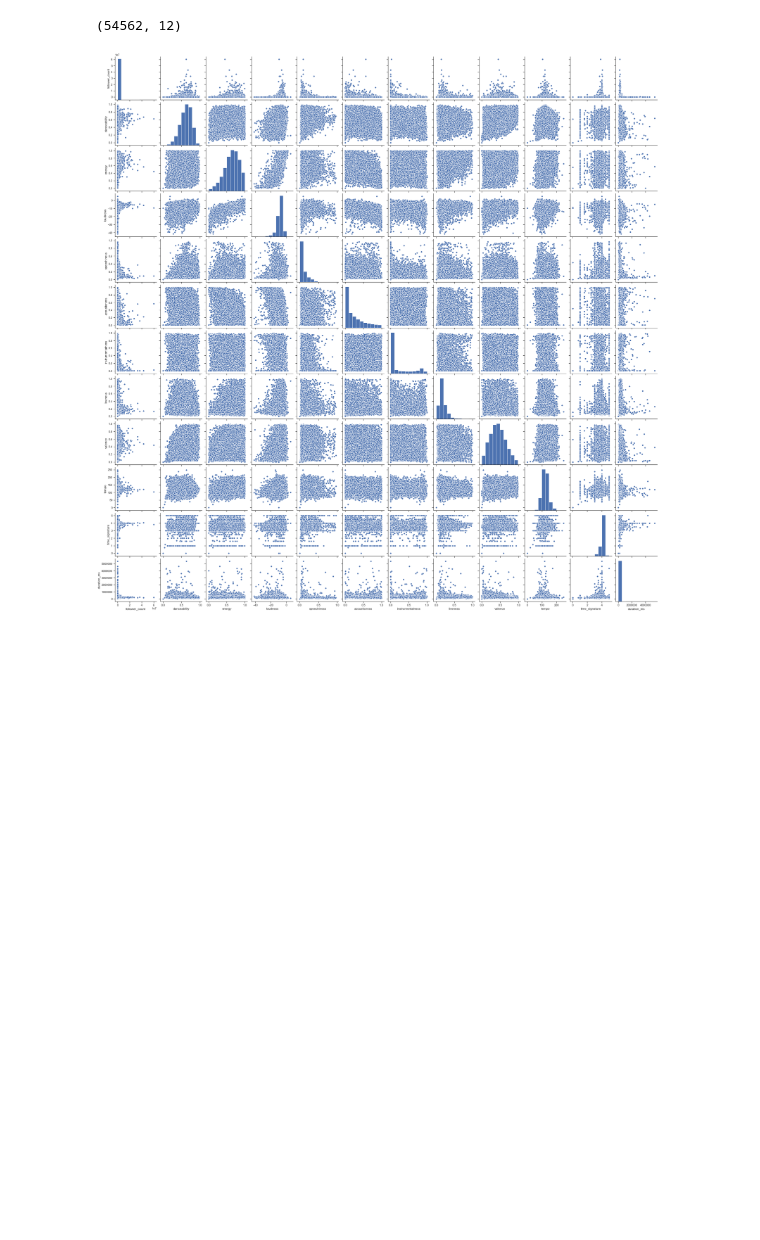
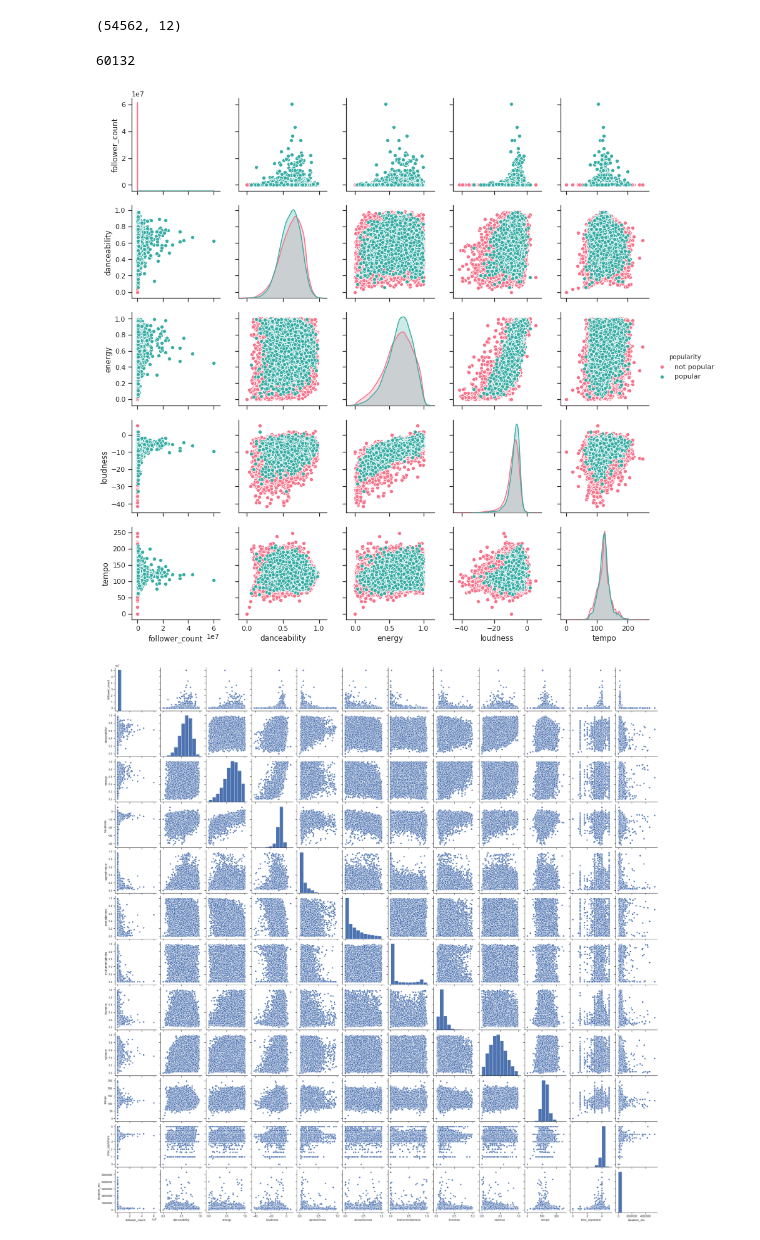
Before and after one commit to Coldestadam/SpotifyBSDS200, a Jupyter notebook: scatter_plot_matrices.ipynb, the cells around one changed output. Saved outputs shown, nothing was run; the diff lists cells and outputs as text; code cells hidden in the pictures; blank space fills up the shorter version.

Commit message:
added kernel density to pairwise scatterplot and edited the write-up

```diff
--- a/scatter_plot_matrices.ipynb
+++ b/scatter_plot_matrices.ipynb
@@ -94,4 +94,20 @@ combined.head()
 combined.shape
 # %% [output]
 (54562, 12)
+# %%
+popular_thresh = int(combined.follower_count.quantile(q=0.9))
+popular_thresh
+# %% [output]
+60132
+# %%
+cols = ['follower_count', 'danceability', 'energy', 'loudness', 'tempo']
+pairwise = combined.loc[:, cols].copy().reset_index(drop=True)
+pairwise.loc[pairwise.follower_count>popular_thresh, 'popularity'] = 'popular'
+pairwise.loc[pairwise.follower_count<=popular_thresh, 'popularity'] = 'not popular'
+# %%
+sns.set(style="ticks")
+scatterMatrix = sns.pairplot(pairwise.loc[:, :], hue = 'popularity', diag_kind = "kde", kind = "scatter", palette = "husl")
+plt.savefig('plot/follower_count_audio_characteristics_scatterMatrix.png')
+# %% [output]
+[figure, added]
 # %%
```
Also changed, not shown: parts of 1 cell of this notebook, 7 other files.
